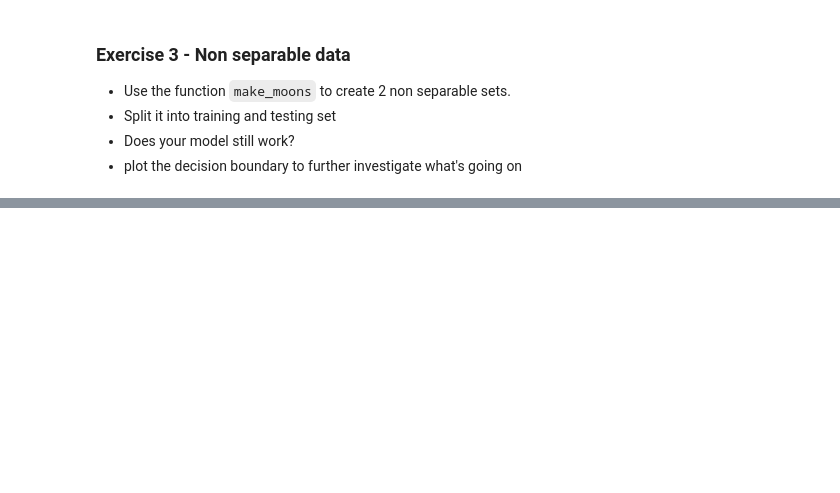
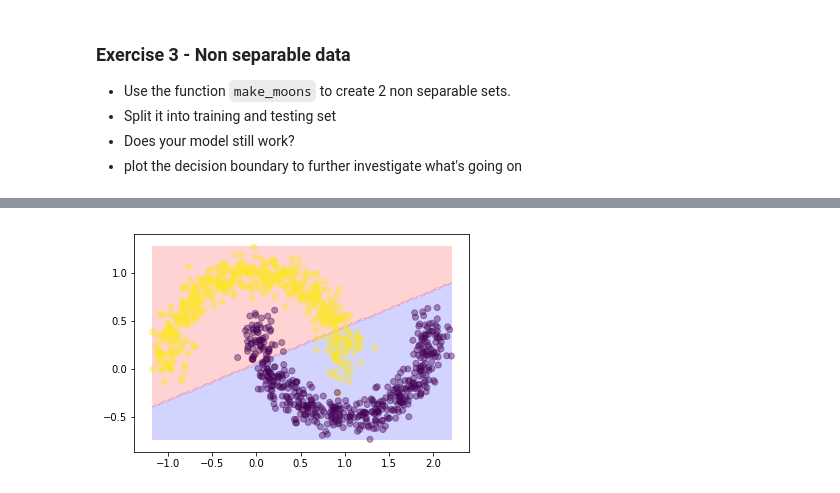
Before and after one commit to marionleborgne/ml, a Jupyter notebook: deep_learning/1a-Introduction_to_Keras.ipynb, the cells around one changed output, grey strips where cells are left out. Saved outputs shown, nothing was run; the diff lists cells and outputs as text; code cells hidden in the pictures; blank space fills up the shorter version.

```diff
--- a/deep_learning/1a-Introduction_to_Keras.ipynb
+++ b/deep_learning/1a-Introduction_to_Keras.ipynb
@@ -156,0 +276,15 @@ from sklearn.datasets import make_moons
+# %%
+model2 = Sequential()
+model2.add(Dense(2, input_dim=2, activation='softmax'))
+# %%
+from keras.optimizers import SGD
+
+model2.compile(loss='categorical_crossentropy',
+               optimizer=SGD(lr=0.04),
+               metrics=['accuracy'])
+# %%
+from sklearn.model_selection import train_test_split
+X_train2, X_test2, y_train2, y_test2 = train_test_split(X2, y2)
+# %%
+
+model2.fit(X_train2, y_train2, nb_epoch=20, batch_size=16)
@@ -156,0 +318,4 @@ from sklearn.datasets import make_moons
+# %%
+plot_decision_boundary(model2, X2, y2)
+# %% [output]
+[figure, added]
```
Also changed, not shown: parts of 20 cells of this notebook, 4 other files.
